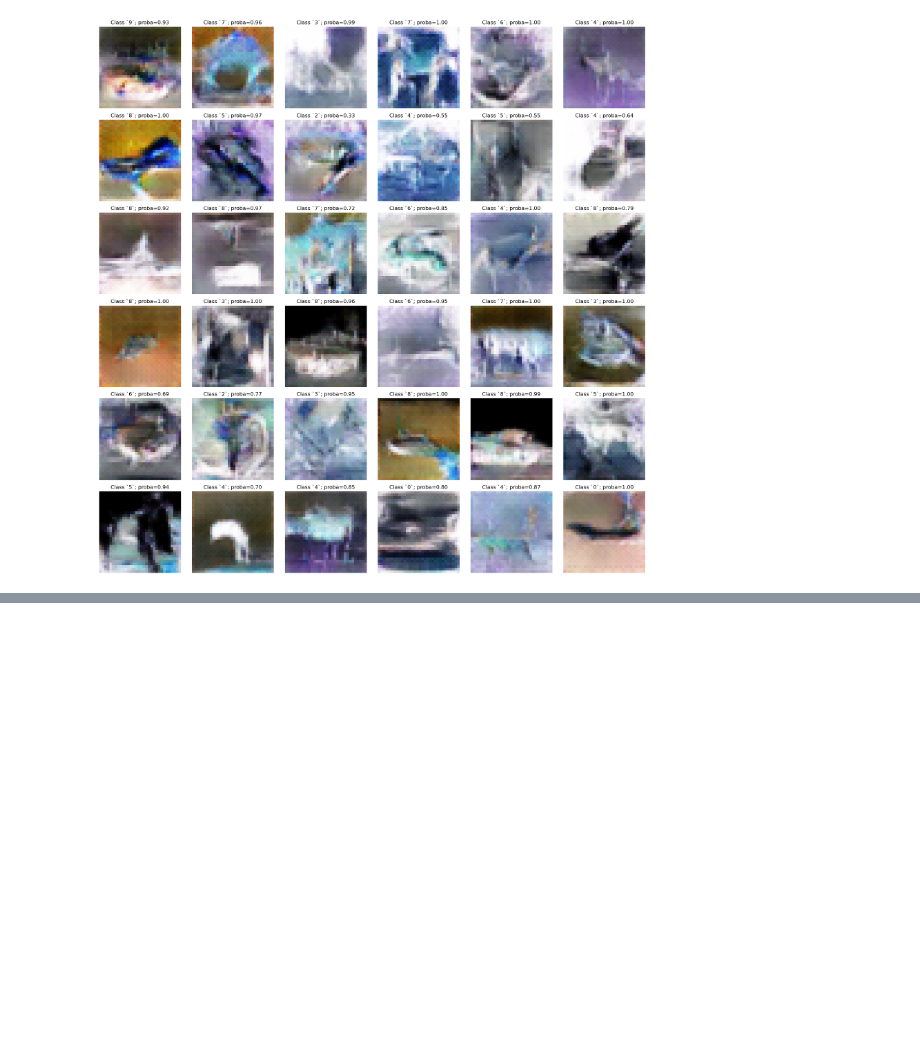
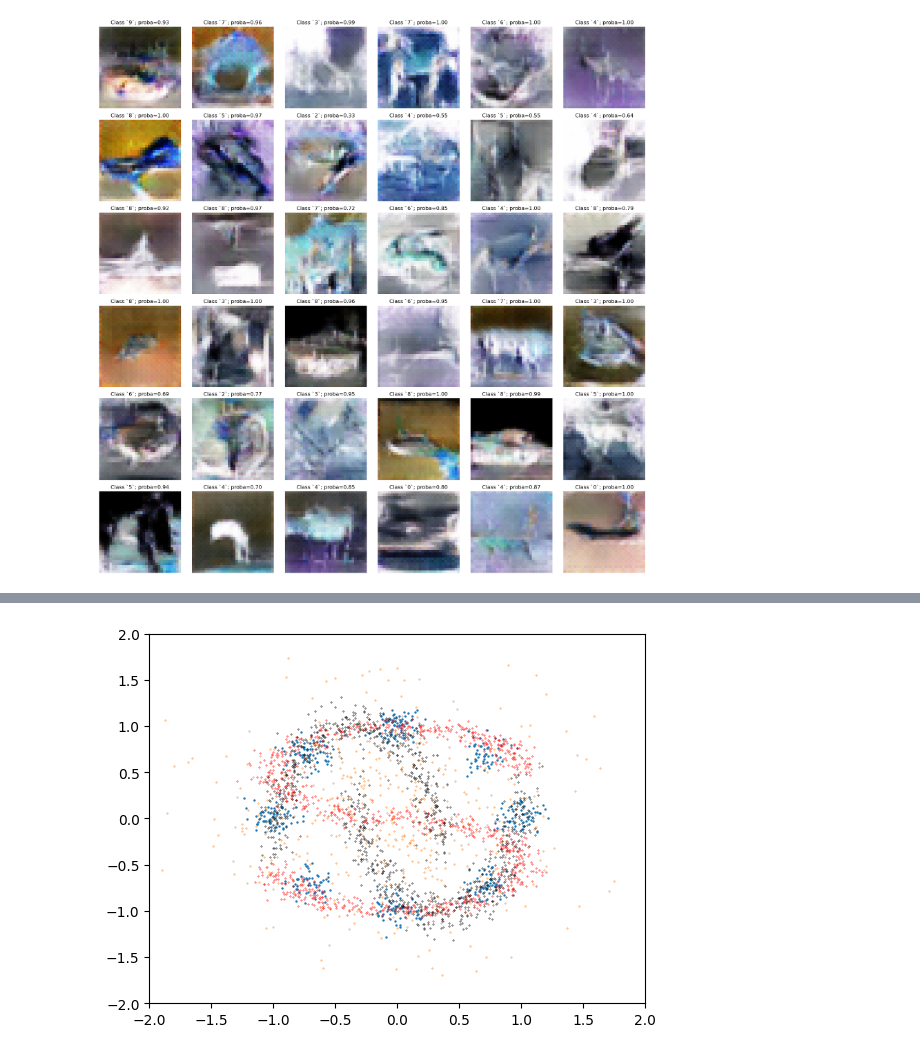
Before and after one commit to mmacosha/d2e-stochastic-dynamics, a Jupyter notebook: notebooks/dcgan.ipynb, the cells around one changed output, grey strips where cells are left out. Saved outputs shown, nothing was run; the diff lists cells and outputs as text; code cells hidden in the pictures; blank space fills up the shorter version.

```diff
--- a/notebooks/dcgan.ipynb
+++ b/notebooks/dcgan.ipynb
@@ -547,0 +524,20 @@ tensor([[4, 0, 1, 3, 4, 9, 3, 5],
+# %%
+dist = MixOfGaussians(
+    means=[[math.cos(angle), math.sin(angle)]
+          for angle in torch.linspace(0, 1, 9)[:-1] * 2 * math.pi],
+    sigmas=[[0.1, 0.1] for _ in range(8)],
+)
+s_curve = SCurve(noise=0.1)
+moons = TwoMoons(noise=0.1)
+# %%
+X = dist.sample(512)
+
+plt.scatter(*X.T, s=0.5)
+plt.scatter(*torch.randn(2, 512) * 0.7, s=0.1, alpha=0.9)
+plt.scatter(*s_curve.sample(1024).T, s=0.1, alpha=0.9, c='r')
+plt.scatter(*moons.sample(1024).T, s=0.1, alpha=0.9, c='black')
+plt.xlim(-2, 2)
+plt.ylim(-2, 2)
+plt.show()
+# %% [output]
+[figure, added]
```
Also changed, not shown: parts of 27 cells of this notebook, 11 other files.
